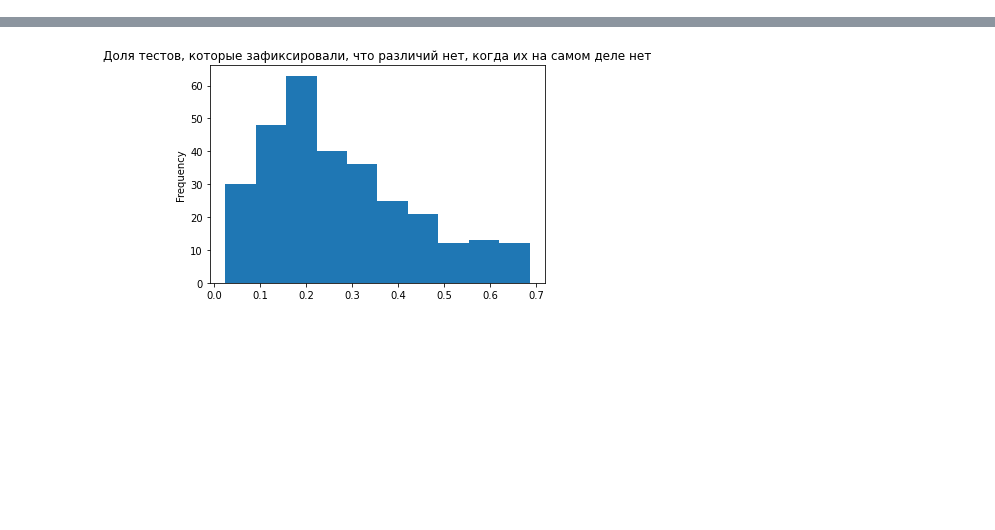
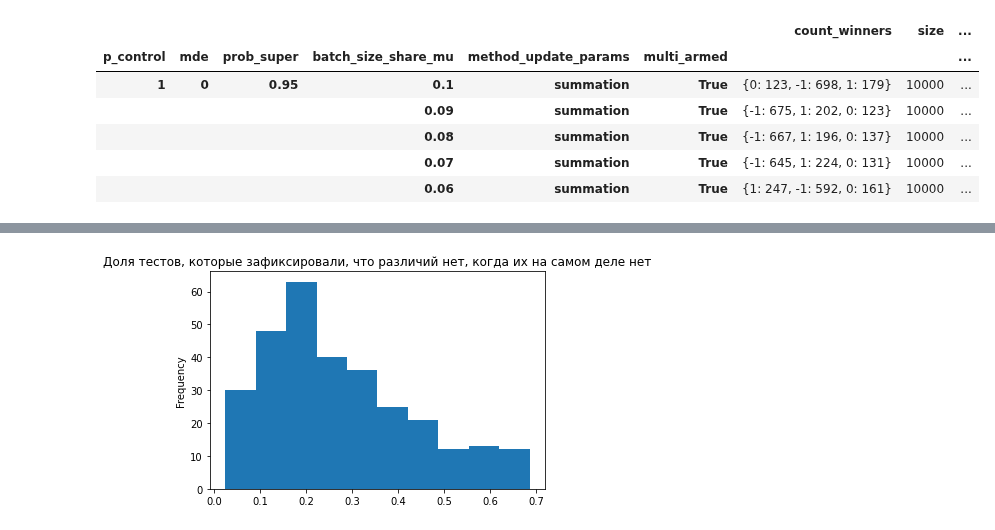
Before and after one commit to iakubovskii7/AB, a Jupyter notebook: Result_analyze.ipynb, the cells around one changed output, grey strips where cells are left out. Saved outputs shown, nothing was run; the diff lists cells and outputs as text; code cells hidden in the pictures; blank space fills up the shorter version.

Commit message:
add test descriptions

```diff
--- a/Result_analyze.ipynb
+++ b/Result_analyze.ipynb
@@ -109,0 +19,15 @@ thompson_results_df
+# %%
+test_result_mab = TestResult2Processing(folder="Thompson/Experiment3/", test_type="thompson")
+results_mab = test_result_mab.run()
+results_mab_fp = results_mab.query("mde == '0'")
+results_mab_fn = results_mab.query("mde != '0'")
+# %%
+results_mab_fp.sort_values("share_not_winner", ascending=False).head()
+# %% [output]
+|  |  |  |  |  |  | count_winners | size | ... |
+| p_control | mde | prob_super | batch_size_share_mu | method_update_params | multi_armed |  |  | ... |
+| 1 | 0 | 0.95 | 0.1 | summation | True | {0: 123, -1: 698, 1: 179} | 10000 | ... |
+|  |  |  | 0.09 | summation | True | {-1: 675, 1: 202, 0: 123} | 10000 | ... |
+|  |  |  | 0.08 | summation | True | {-1: 667, 1: 196, 0: 137} | 10000 | ... |
+|  |  |  | 0.07 | summation | True | {-1: 645, 1: 224, 0: 131} | 10000 | ... |
+|  |  |  | 0.06 | summation | True | {1: 247, -1: 592, 0: 161} | 10000 | ... |
```
Also changed, not shown: parts of 18 cells of this notebook, 11 other files.
